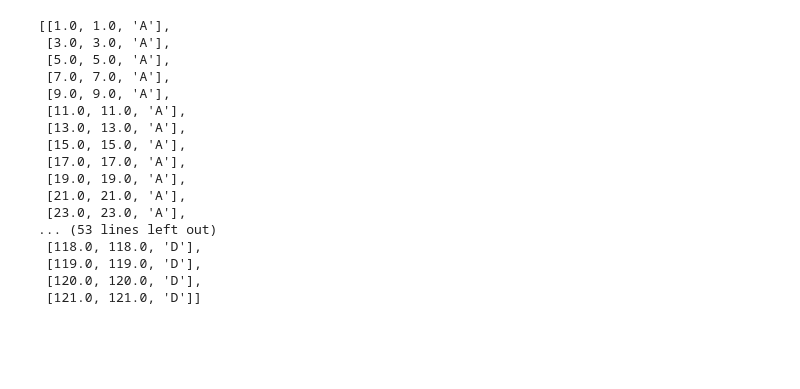
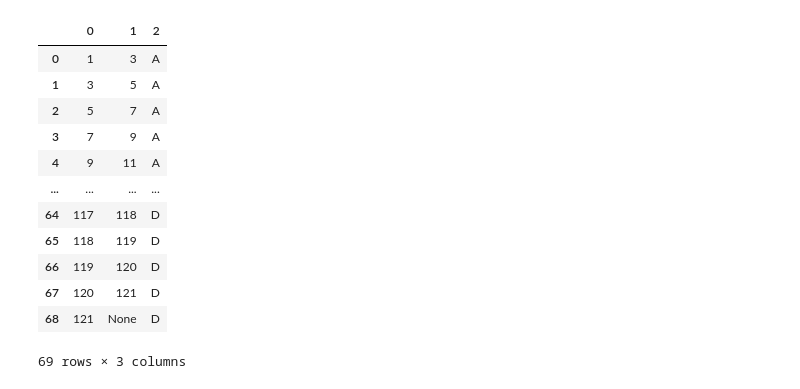
Before and after one commit to fabianmoss/choro-harmonies, a Jupyter notebook: csv_from_xml.ipynb, the cells around one changed output. Cells and saved outputs as stored; diff of their text form; code cells hidden in the pictures; blank space fills up the shorter version.

```diff
--- a/csv_from_xml.ipynb
+++ b/csv_from_xml.ipynb
@@ -41,51 +41,54 @@ if not key_changes:
         key_changes.append((ks.offset, ks.asKey()))
 
 # sort by offset
 key_changes.sort(key=lambda x: x[0])
 
 # Function to get key at a given offset
 def get_key_at_offset(offset):
     for ks_offset, k_obj in reversed(key_changes):
         if offset >= ks_offset:
             # k_obj is now a Key object, so it has a .tonic (Note) and .mode ('major'/'minor')
             tonic_name = k_obj.tonic.name # e.g., 'C', 'F', 'G#'
             mode = k_obj.mode
-
             # Convert to required format: upper case for major, lower for minor
             key_str = tonic_name.upper() if mode == 'major' else tonic_name.lower()
 
             # replace flats/sharps with b/+
             key_str = key_str.replace('-', 'b').replace('#', '+')
             return key_str
 
     return "C"  # default
 
 rows = []
 # Using .flat here ensures the Harmony offsets match the Key offsets
 for harmony in score.flat.getElementsByClass("Harmony"):
-    on = harmony.offset
-    off = on + harmony.duration.quarterLength
+    on_before = None
+    on = Fraction(harmony.offset)
+    off = Fraction(on + harmony.duration.quarterLength)
+
+
     key = get_key_at_offset(on)
     rows.append([on, off, key])
 
-rows
+df = pd.DataFrame(rows)
 
+# shift to get chord offset position
+df[1] = df[0].shift(-1)
+
+df
+# Disambiguate between major and minor (A-major; fsharp-minor, etc.)
 # TBD: "degree", "type", "inv"
 # %% [output]
+|  | 0 | 1 | 2 |
+| 0 | 1 | 3 | A |
+| 1 | 3 | 5 | A |
+| 2 | 5 | 7 | A |
+| 3 | 7 | 9 | A |
+| 4 | 9 | 11 | A |
+| ... | ... | ... | ... |
+| 64 | 117 | 118 | D |
+| 65 | 118 | 119 | D |
+| 66 | 119 | 120 | D |
+| 67 | 120 | 121 | D |
+| 68 | 121 | None | D |
-[[1.0, 1.0, 'A'],
- [3.0, 3.0, 'A'],
- [5.0, 5.0, 'A'],
- [7.0, 7.0, 'A'],
- [9.0, 9.0, 'A'],
- [11.0, 11.0, 'A'],
- [13.0, 13.0, 'A'],
- [15.0, 15.0, 'A'],
- [17.0, 17.0, 'A'],
- [19.0, 19.0, 'A'],
- [21.0, 21.0, 'A'],
- [23.0, 23.0, 'A'],
-... (53 lines left out)
- [118.0, 118.0, 'D'],
- [119.0, 119.0, 'D'],
- [120.0, 120.0, 'D'],
- [121.0, 121.0, 'D']]
+69 rows × 3 columns
```
Also changed, not shown: parts of 2 cells of this notebook.
